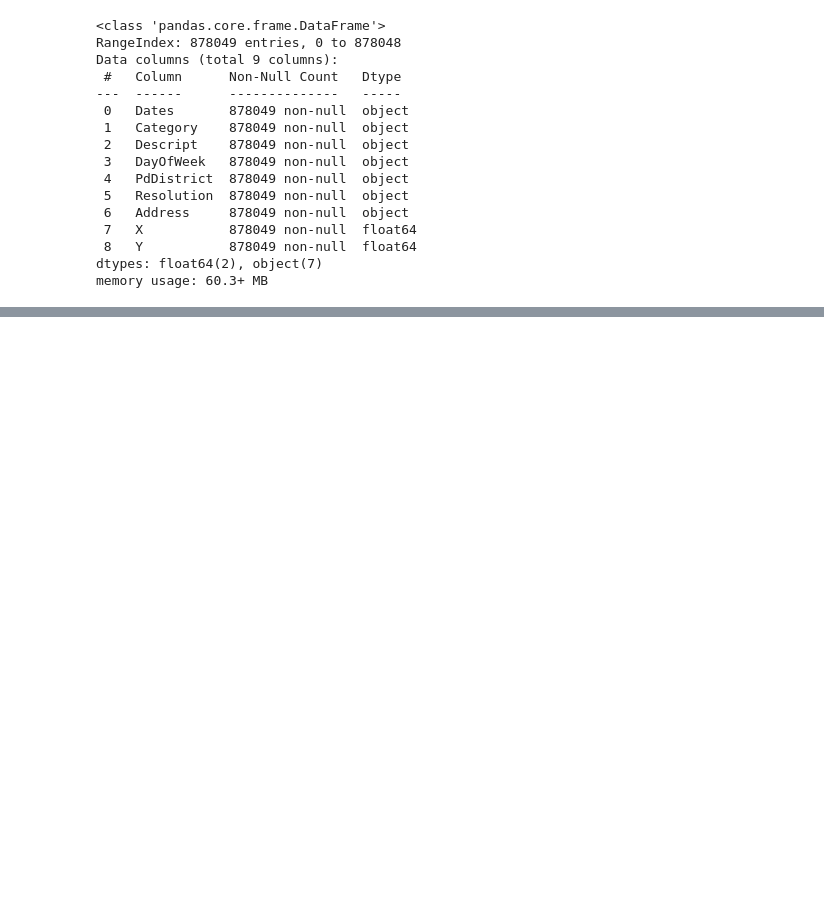
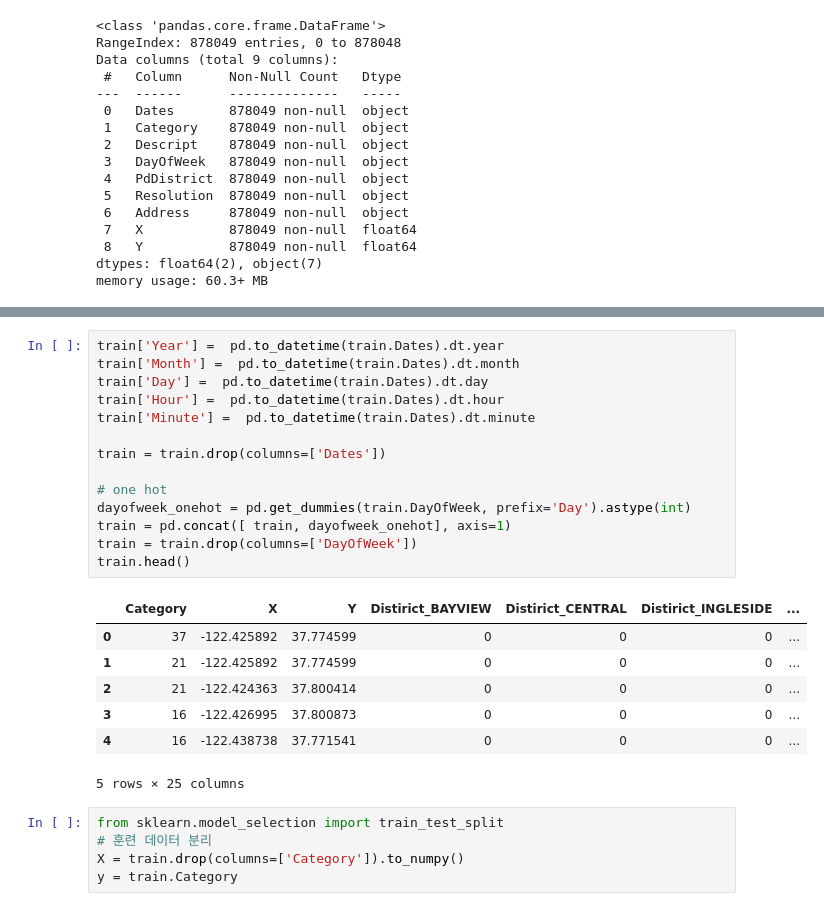
Before and after one commit to carookim/Python, a Jupyter notebook: pandas-data-analysis/part7/7.6.review3 copy.ipynb, the cells around one changed output, grey strips where cells are left out. Saved outputs shown, nothing was run; the diff lists cells and outputs as text; blank space fills up the shorter version.

```diff
--- a/pandas-data-analysis/part7/7.6.review3 copy.ipynb
+++ b/pandas-data-analysis/part7/7.6.review3 copy.ipynb
@@ -549,0 +79,27 @@ print(c)
+# %%
+train['Year'] =  pd.to_datetime(train.Dates).dt.year
+train['Month'] =  pd.to_datetime(train.Dates).dt.month
+train['Day'] =  pd.to_datetime(train.Dates).dt.day
+train['Hour'] =  pd.to_datetime(train.Dates).dt.hour
+train['Minute'] =  pd.to_datetime(train.Dates).dt.minute
+
+train = train.drop(columns=['Dates'])
+
+# one hot
+dayofweek_onehot = pd.get_dummies(train.DayOfWeek, prefix='Day').astype(int)
+train = pd.concat([ train, dayofweek_onehot], axis=1)
+train = train.drop(columns=['DayOfWeek'])
+train.head()
+# %% [output]
+|  | Category | X | Y | Distirict_BAYVIEW | Distirict_CENTRAL | Distirict_INGLESIDE | ... |
+| 0 | 37 | -122.425892 | 37.774599 | 0 | 0 | 0 | ... |
+| 1 | 21 | -122.425892 | 37.774599 | 0 | 0 | 0 | ... |
+| 2 | 21 | -122.424363 | 37.800414 | 0 | 0 | 0 | ... |
+| 3 | 16 | -122.426995 | 37.800873 | 0 | 0 | 0 | ... |
+| 4 | 16 | -122.438738 | 37.771541 | 0 | 0 | 0 | ... |
+5 rows × 25 columns
+# %%
+from sklearn.model_selection import train_test_split
+# 훈련 데이터 분리
+X = train.drop(columns=['Category']).to_numpy()
+y = train.Category
```
Also changed, not shown: parts of 57 cells of this notebook, 11 other files.
